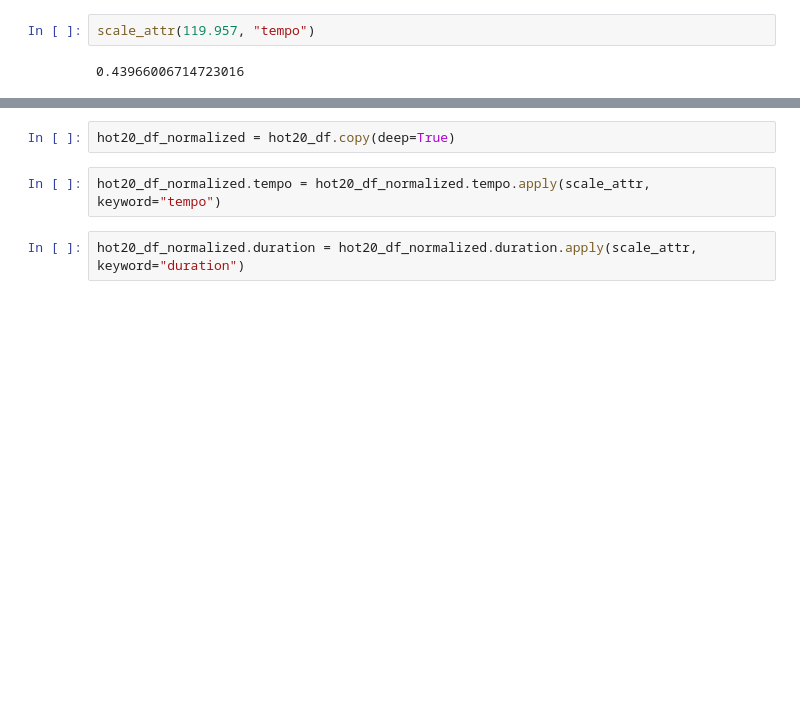
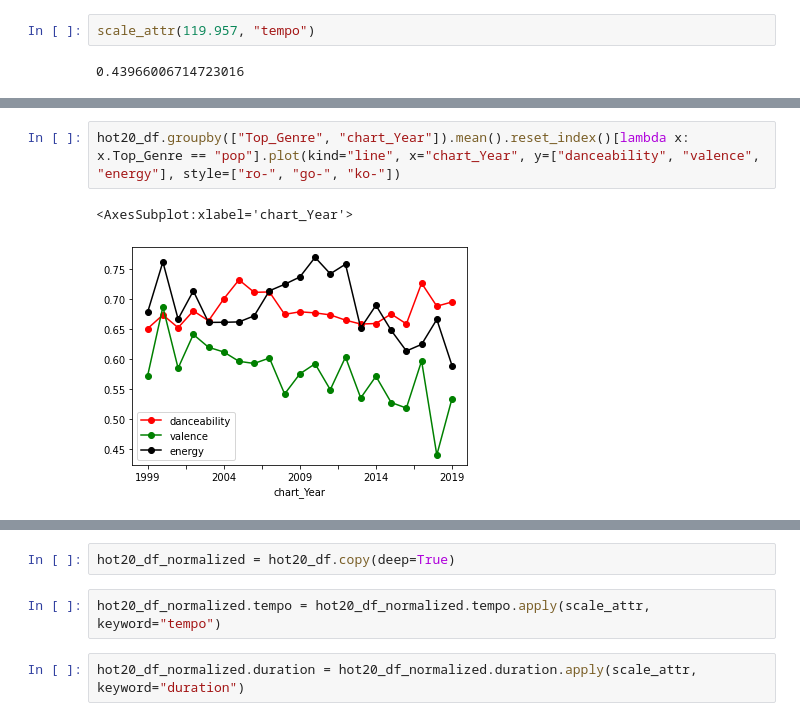
Before and after one commit to kyle-rgb/Spotify_Project, a Jupyter notebook: notebooks/Classification.ipynb, the cells around one changed output, grey strips where cells are left out. Drawn from its saved outputs; the diff is of its cells as text; blank space fills up the shorter version.

```diff
--- a/notebooks/Classification.ipynb
+++ b/notebooks/Classification.ipynb
@@ -443,0 +877,5 @@ scale_attr(119.957, "tempo")
+# %%
+hot20_df.groupby(["Top_Genre", "chart_Year"]).mean().reset_index()[lambda x: x.Top_Genre == "pop"].plot(kind="line", x="chart_Year", y=["danceability", "valence", "energy"], style=["ro-", "go-", "ko-"])
+# %% [output]
+<AxesSubplot:xlabel='chart_Year'>
+[figure, added]
```
Also changed, not shown: parts of 79 cells of this notebook, 7 other files.
